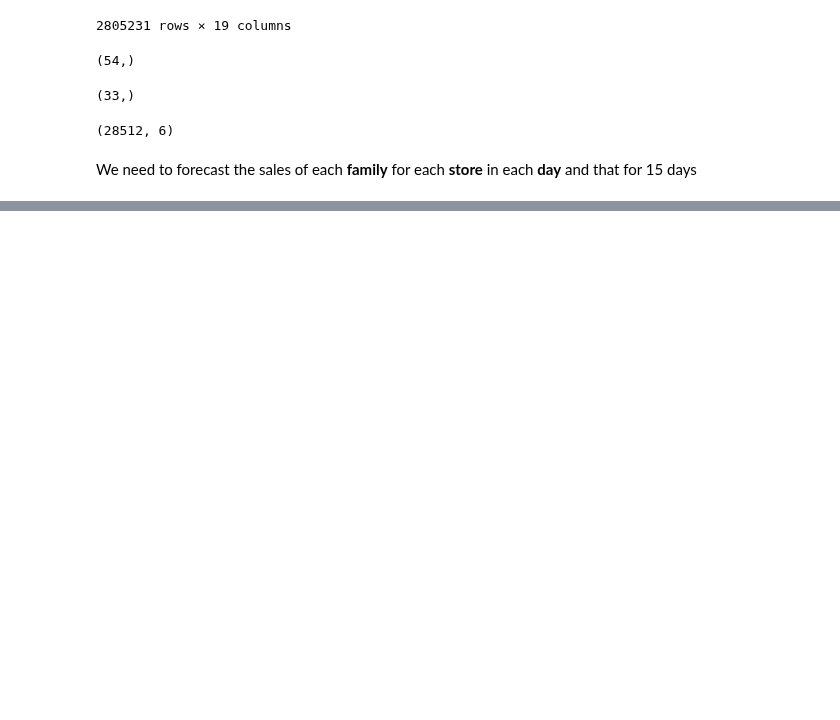
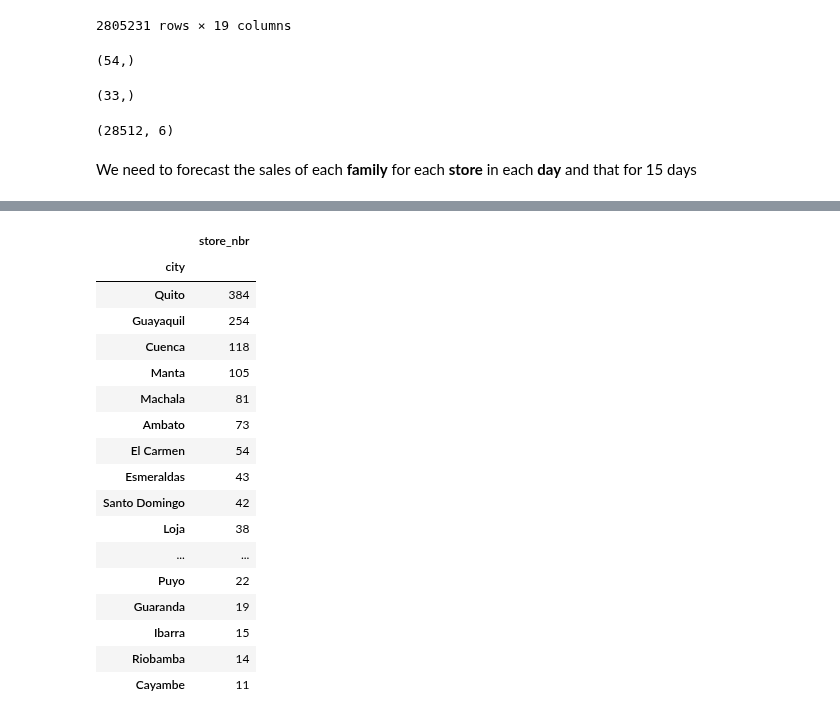
Before and after one commit to K-Ouhmaid/Store-Sales---Time-Series-Forecasting, a Jupyter notebook: store-sales-time-series-forecasting-kh1.ipynb, the cells around one changed output, grey strips where cells are left out. Drawn from its saved outputs; the diff is of its cells as text; code cells hidden in the pictures; blank space fills up the shorter version.

Commit message:
Kaggle Notebook | Store Sales - Time Series Forecasting-Kh1 | Version 14

```diff
--- a/store-sales-time-series-forecasting-kh1.ipynb
+++ b/store-sales-time-series-forecasting-kh1.ipynb
@@ -653,0 +676,21 @@ We need to forecast the sales of each **family** for each **store** in each **da
+# %%
+stores.groupby(["city"]).agg({'store_nbr': np.sum}).sort_values(by=['store_nbr'], ascending=False)
+# %% [output]
+|  | store_nbr |
+| city |  |
+| Quito | 384 |
+| Guayaquil | 254 |
+| Cuenca | 118 |
+| Manta | 105 |
+| Machala | 81 |
+| Ambato | 73 |
+| El Carmen | 54 |
+| Esmeraldas | 43 |
+| Santo Domingo | 42 |
+| Loja | 38 |
+| ... | ... |
+| Puyo | 22 |
+| Guaranda | 19 |
+| Ibarra | 15 |
+| Riobamba | 14 |
+| Cayambe | 11 |
```
Also changed, not shown: parts of 2 cells of this notebook.
